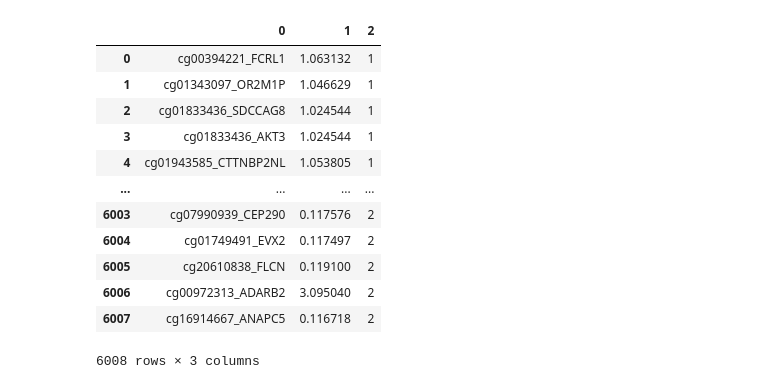
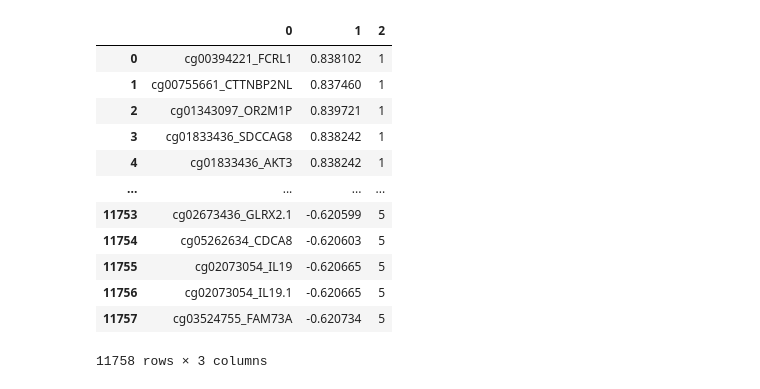
Before and after one commit to anuprulez/nanosampler, a Jupyter notebook: AML/analyse_niapu_features.ipynb, the cells around one changed output. Cells and saved outputs as stored; diff of their text form; code cells hidden in the pictures.

```diff
--- a/AML/analyse_niapu_features.ipynb
+++ b/AML/analyse_niapu_features.ipynb
@@ -79,21 +79,21 @@ nebit_features
 # %%
-output_gene_ranking_path = "src/output_gene_ranking_5000"
+output_gene_ranking_path = "src/output_gene_ranking_10000_20_03_0.05_0.2"
 df_apu_labels = pd.read_csv(base_path + output_gene_ranking_path, sep=" ", header=None)
 df_apu_labels
 # %% [output]
 |  | 0 | 1 | 2 |
-| 0 | cg00394221_FCRL1 | 1.063132 | 1 |
-| 1 | cg01343097_OR2M1P | 1.046629 | 1 |
-| 2 | cg01833436_SDCCAG8 | 1.024544 | 1 |
-| 3 | cg01833436_AKT3 | 1.024544 | 1 |
-| 4 | cg01943585_CTTNBP2NL | 1.053805 | 1 |
+| 0 | cg00394221_FCRL1 | 0.838102 | 1 |
+| 1 | cg00755661_CTTNBP2NL | 0.837460 | 1 |
+| 2 | cg01343097_OR2M1P | 0.839721 | 1 |
+| 3 | cg01833436_SDCCAG8 | 0.838242 | 1 |
+| 4 | cg01833436_AKT3 | 0.838242 | 1 |
 | ... | ... | ... | ... |
-| 6003 | cg07990939_CEP290 | 0.117576 | 2 |
-| 6004 | cg01749491_EVX2 | 0.117497 | 2 |
-| 6005 | cg20610838_FLCN | 0.119100 | 2 |
-| 6006 | cg00972313_ADARB2 | 3.095040 | 2 |
-| 6007 | cg16914667_ANAPC5 | 0.116718 | 2 |
+| 11753 | cg02673436_GLRX2.1 | -0.620599 | 5 |
+| 11754 | cg05262634_CDCA8 | -0.620603 | 5 |
+| 11755 | cg02073054_IL19 | -0.620665 | 5 |
+| 11756 | cg02073054_IL19.1 | -0.620665 | 5 |
+| 11757 | cg03524755_FAM73A | -0.620734 | 5 |
-6008 rows × 3 columns
+11758 rows × 3 columns
 # %%
 l_name = list()
 l_labels = list()
```
Also changed, not shown: parts of 16 cells of this notebook, 1 other file.
